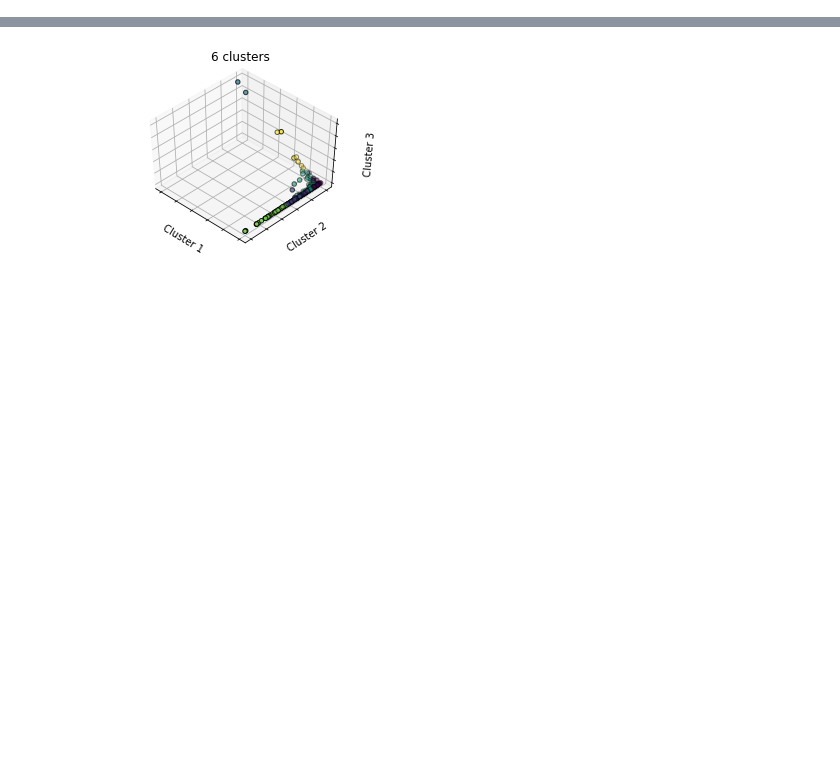
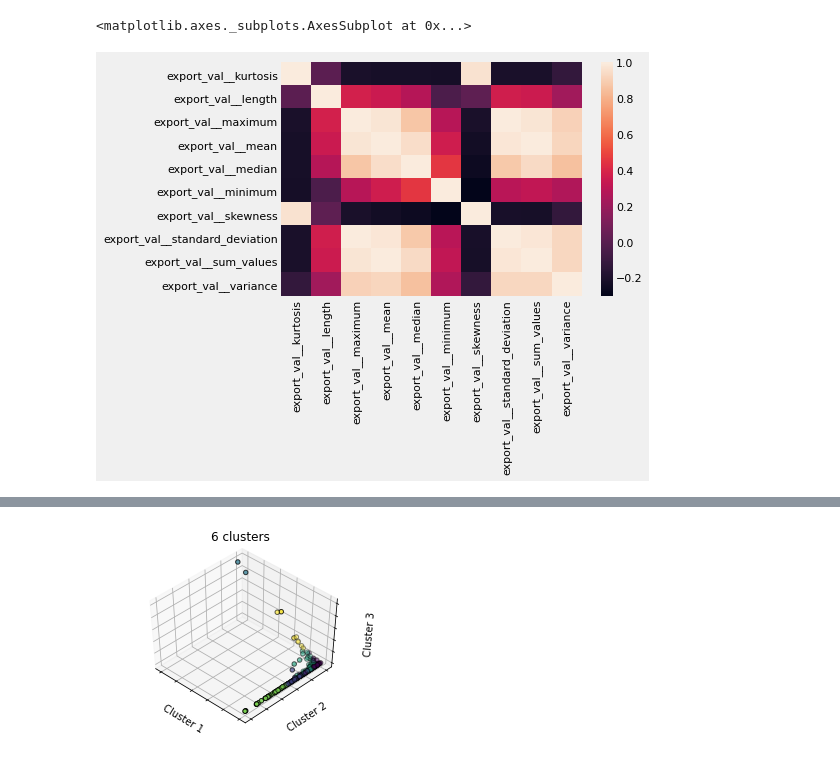
Before and after one commit to GarethWilhelm/TS-Feature-Clustering, a Jupyter notebook: clustering_tsfresh_features.ipynb, the cells around one changed output, grey strips where cells are left out. Drawn from its saved outputs; the diff is of its cells as text; code cells hidden in the pictures; blank space fills up the shorter version.

```diff
--- a/clustering_tsfresh_features.ipynb
+++ b/clustering_tsfresh_features.ipynb
@@ -34 +49,6 @@ X = scaler.fit_transform(X)
+# %%
+sns.heatmap(engines.corr(),)
+# %% [output]
+<matplotlib.axes._subplots.AxesSubplot at 0x...>
+[figure, added]
 # %%
```
Also changed, not shown: parts of 4 cells of this notebook.
